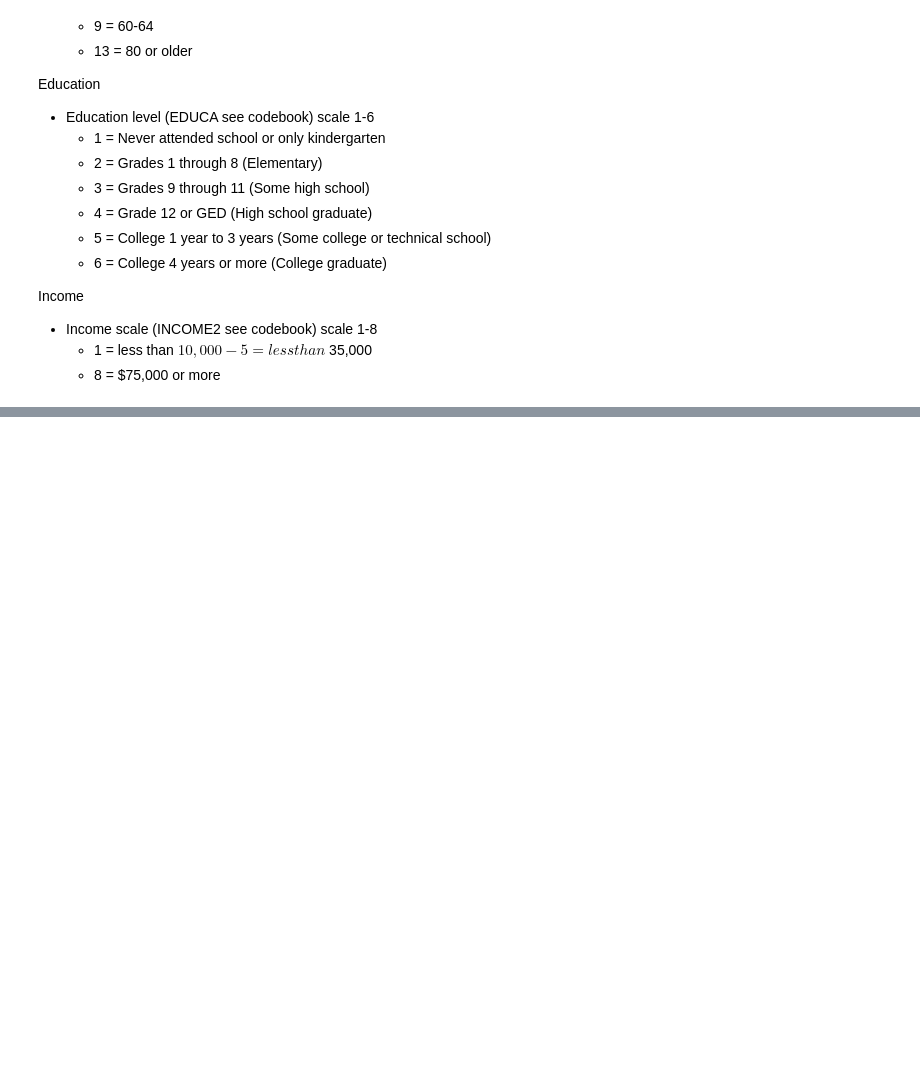
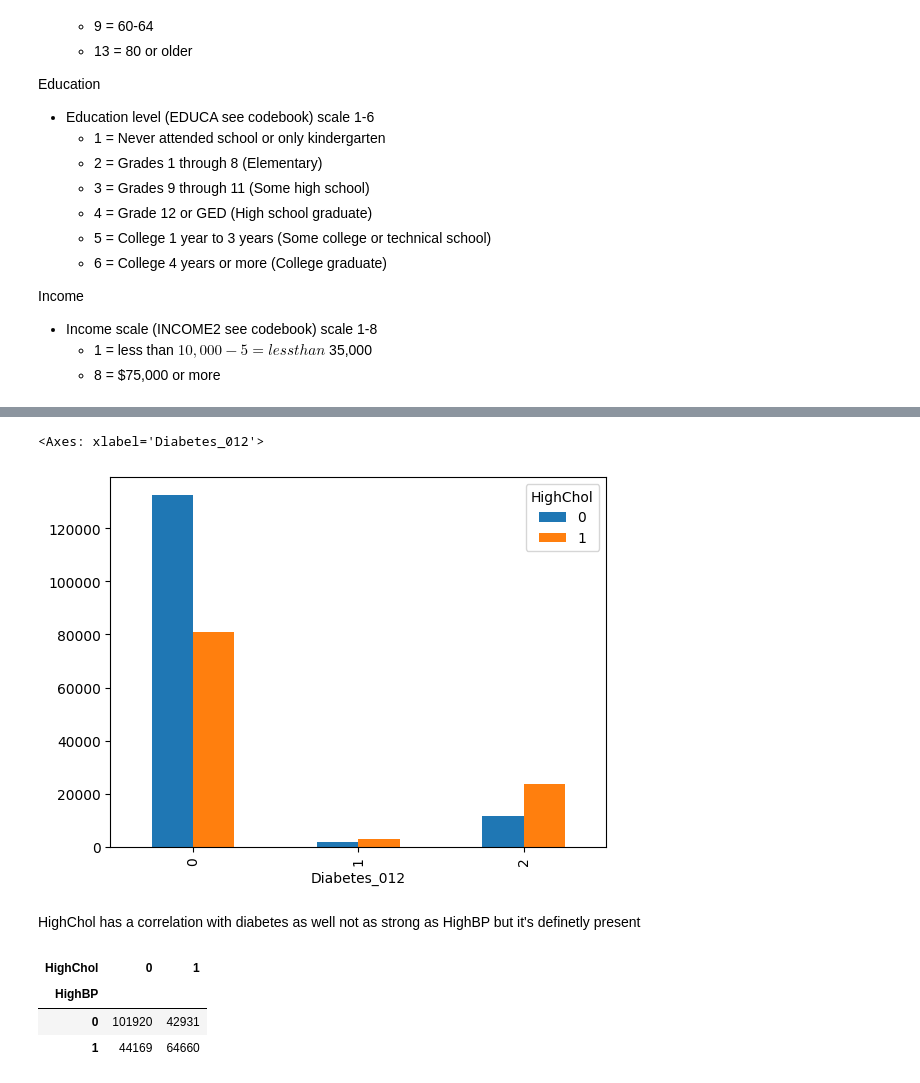
Before and after one commit to albertodavincishekhawat/BasicMachineLearning, a Jupyter notebook: ML.ipynb, the cells around one changed output, grey strips where cells are left out. Cells and saved outputs as stored; diff of their text form; code cells hidden in the pictures; blank space fills up the shorter version.

```diff
--- a/ML.ipynb
+++ b/ML.ipynb
@@ -255,0 +368,14 @@ Income
+# %%
+pd.crosstab(df['Diabetes_012'], df['HighChol']).plot.bar()
+# %% [output]
+<Axes: xlabel='Diabetes_012'>
+[figure, added]
+# %% [markdown]
+HighChol has a correlation with diabetes as well not as strong as HighBP but it's definetly present
+# %%
+pd.crosstab(df['HighBP'],df['HighChol'])
+# %% [output]
+| HighChol | 0 | 1 |
+| HighBP |  |  |
+| 0 | 101920 | 42931 |
+| 1 | 44169 | 64660 |
```
Also changed, not shown: parts of 22 cells of this notebook.
